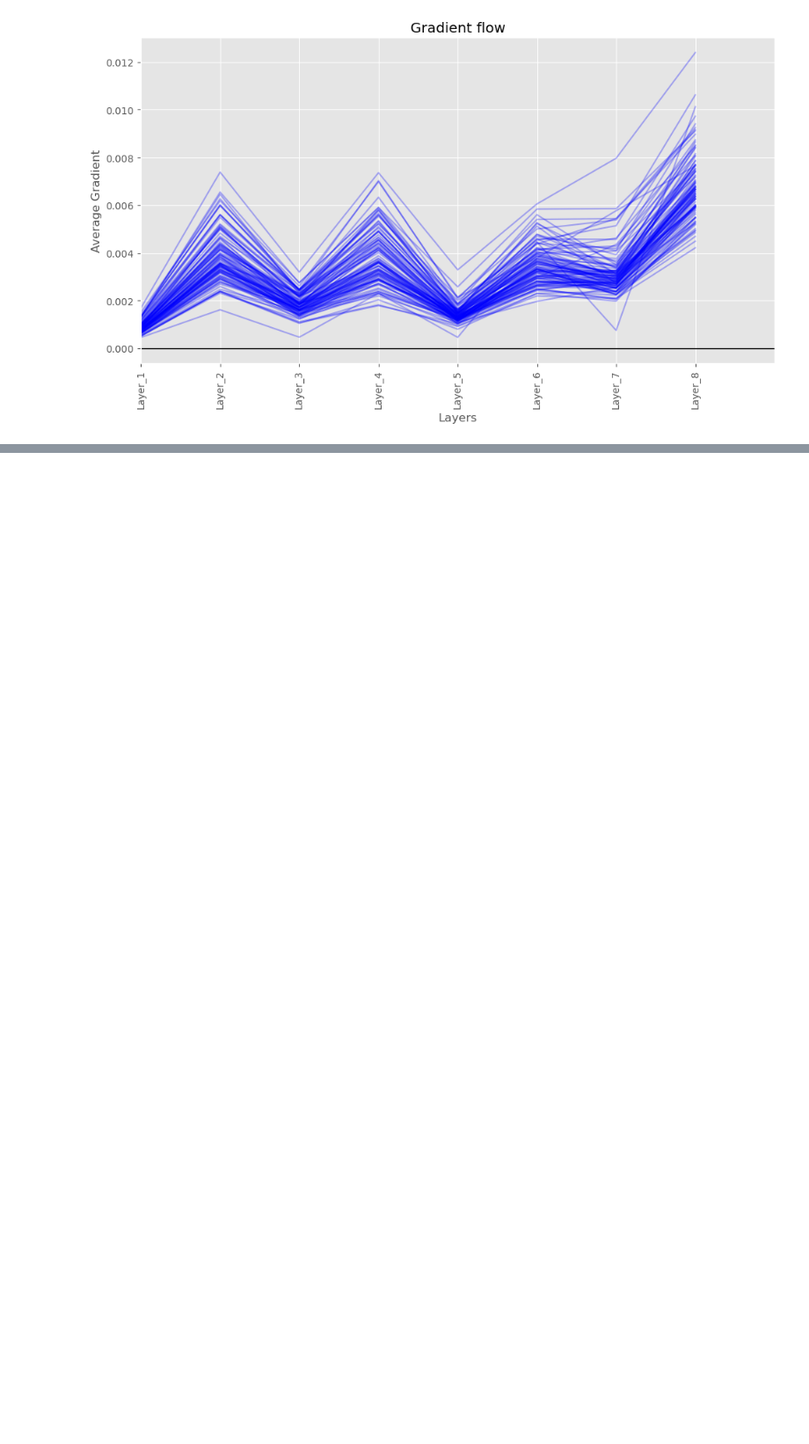
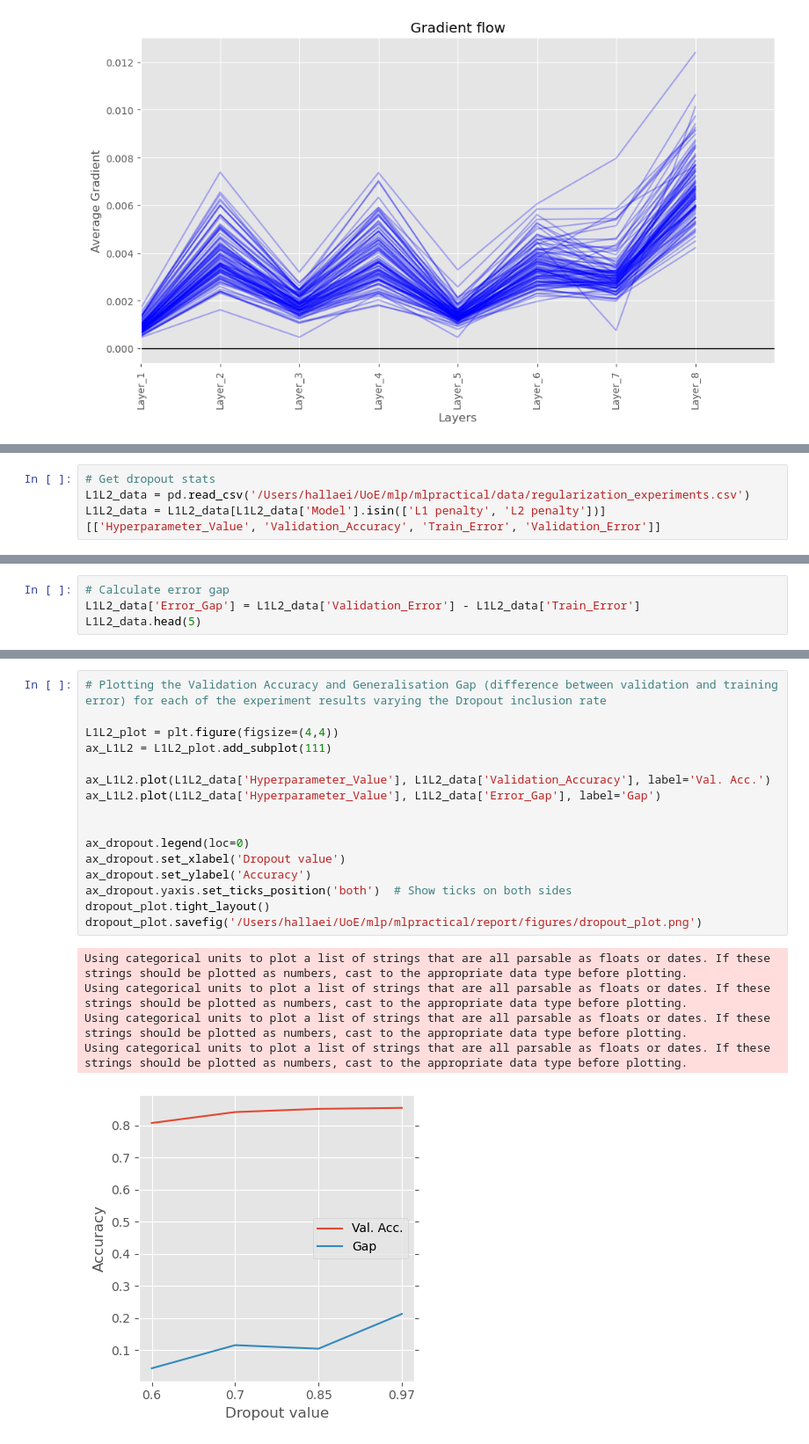
Before and after one commit to hallaemilia/mlpractical, a Jupyter notebook: notebooks/Coursework_1.ipynb, the cells around one changed output, grey strips where cells are left out. Shown at 88% size. Saved outputs shown, nothing was run; the diff lists cells and outputs as text; blank space fills up the shorter version.

```diff
--- a/notebooks/Coursework_1.ipynb
+++ b/notebooks/Coursework_1.ipynb
@@ -755,0 +901,5 @@ Epoch 100: 2.8s to complete
+# %%
+# Get dropout stats
+L1L2_data = pd.read_csv('/Users/hallaei/UoE/mlp/mlpractical/data/regularization_experiments.csv')
+L1L2_data = L1L2_data[L1L2_data['Model'].isin(['L1 penalty', 'L2 penalty'])]
+[['Hyperparameter_Value', 'Validation_Accuracy', 'Train_Error', 'Validation_Error']]
@@ -755,0 +916,4 @@ Epoch 100: 2.8s to complete
+# %%
+# Calculate error gap
+L1L2_data['Error_Gap'] = L1L2_data['Validation_Error'] - L1L2_data['Train_Error']
+L1L2_data.head(5)
@@ -755,0 +927,22 @@ Epoch 100: 2.8s to complete
+# %%
+# Plotting the Validation Accuracy and Generalisation Gap (difference between validation and training error) for each of the experiment results varying the Dropout inclusion rate
+
+L1L2_plot = plt.figure(figsize=(4,4))
+ax_L1L2 = L1L2_plot.add_subplot(111)
+
+ax_L1L2.plot(L1L2_data['Hyperparameter_Value'], L1L2_data['Validation_Accuracy'], label='Val. Acc.')
+ax_L1L2.plot(L1L2_data['Hyperparameter_Value'], L1L2_data['Error_Gap'], label='Gap')
+
+
+ax_dropout.legend(loc=0)
+ax_dropout.set_xlabel('Dropout value')
+ax_dropout.set_ylabel('Accuracy')
+ax_dropout.yaxis.set_ticks_position('both')  # Show ticks on both sides
+dropout_plot.tight_layout()
+dropout_plot.savefig('/Users/hallaei/UoE/mlp/mlpractical/report/figures/dropout_plot.png')
+# %% [output]
+Using categorical units to plot a list of strings that are all parsable as floats or dates. If these strings should be plotted as numbers, cast to the appropriate data type before plotting.
+Using categorical units to plot a list of strings that are all parsable as floats or dates. If these strings should be plotted as numbers, cast to the appropriate data type before plotting.
+Using categorical units to plot a list of strings that are all parsable as floats or dates. If these strings should be plotted as numbers, cast to the appropriate data type before plotting.
+Using categorical units to plot a list of strings that are all parsable as floats or dates. If these strings should be plotted as numbers, cast to the appropriate data type before plotting.
+[figure, added]
```
Also changed, not shown: parts of 15 cells of this notebook, 19 other files.
